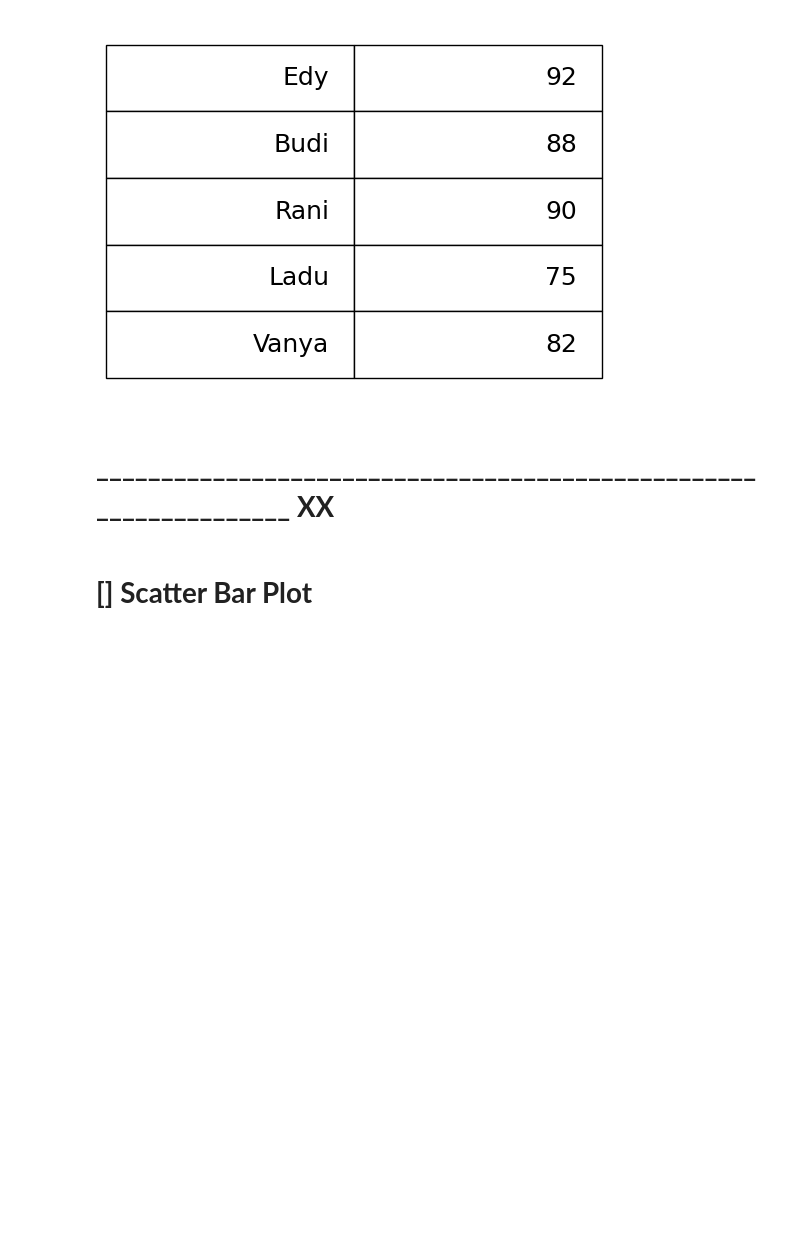
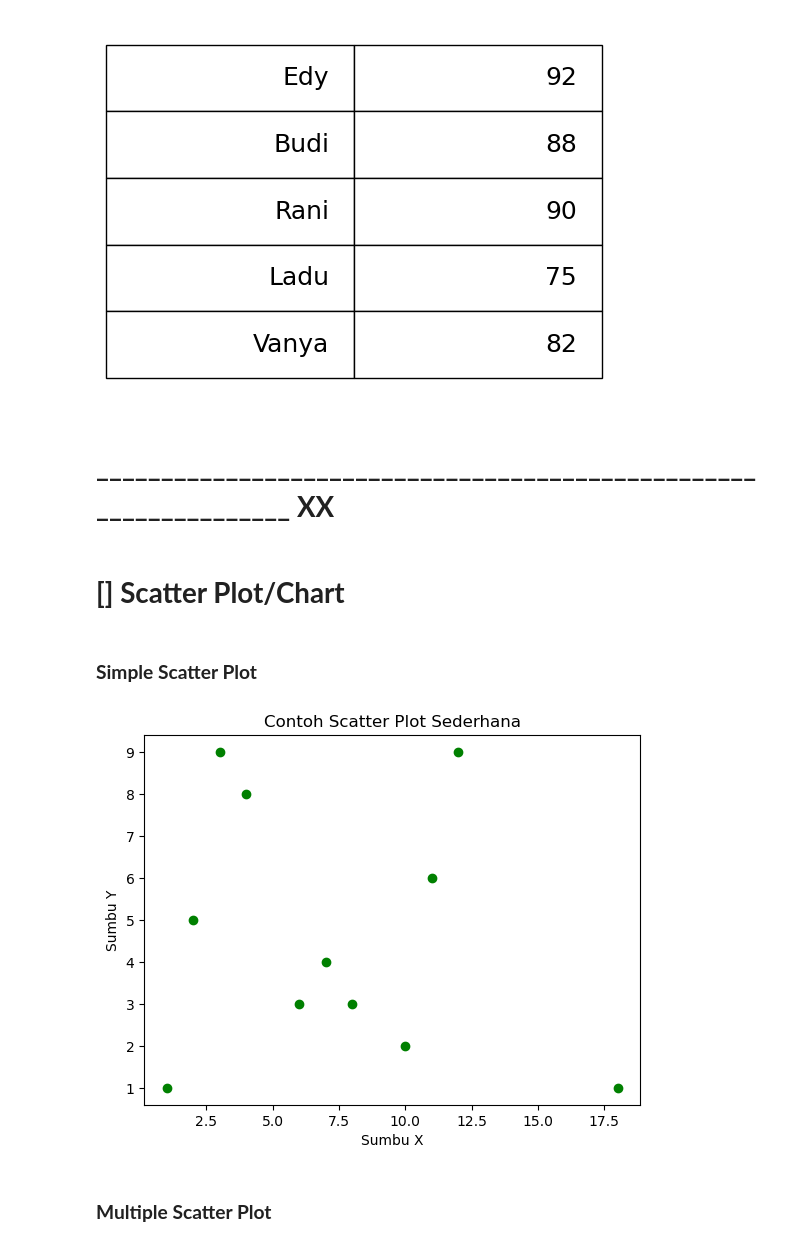
Before and after one commit to Edy-Mochamad/Learn-visualization-data, a Jupyter notebook: pengenalan-Matplotlib.ipynb, the cells around one changed output. Cells and saved outputs as stored; diff of their text form; code cells hidden in the pictures; blank space fills up the shorter version.

Commit message:
Scatter Plot

```diff
--- a/pengenalan-Matplotlib.ipynb
+++ b/pengenalan-Matplotlib.ipynb
@@ -737,4 +737,24 @@ ax.axis(False);
 # %% [markdown]
 # **__________________________________________________________________ XX**
 # %% [markdown]
-# **[] Scatter Bar Plot**
+# **[] Scatter Plot/Chart**
+# %% [markdown]
+### **Simple Scatter Plot**
+# %%
+x = [6, 8, 12, 4, 10, 2, 18, 11, 3, 7, 1]
+y = [3, 3, 9, 8, 2, 5, 1, 6, 9, 4, 1]
+
+#ValueError: x and y must be the same size
+#error ini akan muncul jika datanya tidak sama, jadi data yang dimiliki harus memiliki jumlah yang sama.
+# %%
+plt.scatter(x, y, label = 'Data 1', color = 'g')
+
+plt.xlabel('Sumbu X')
+plt.ylabel('Sumbu Y')
+plt.title('Contoh Scatter Plot Sederhana')
+
+plt.show()
+# %% [output]
+[figure, added]
+# %% [markdown]
+### **Multiple Scatter Plot**
```
